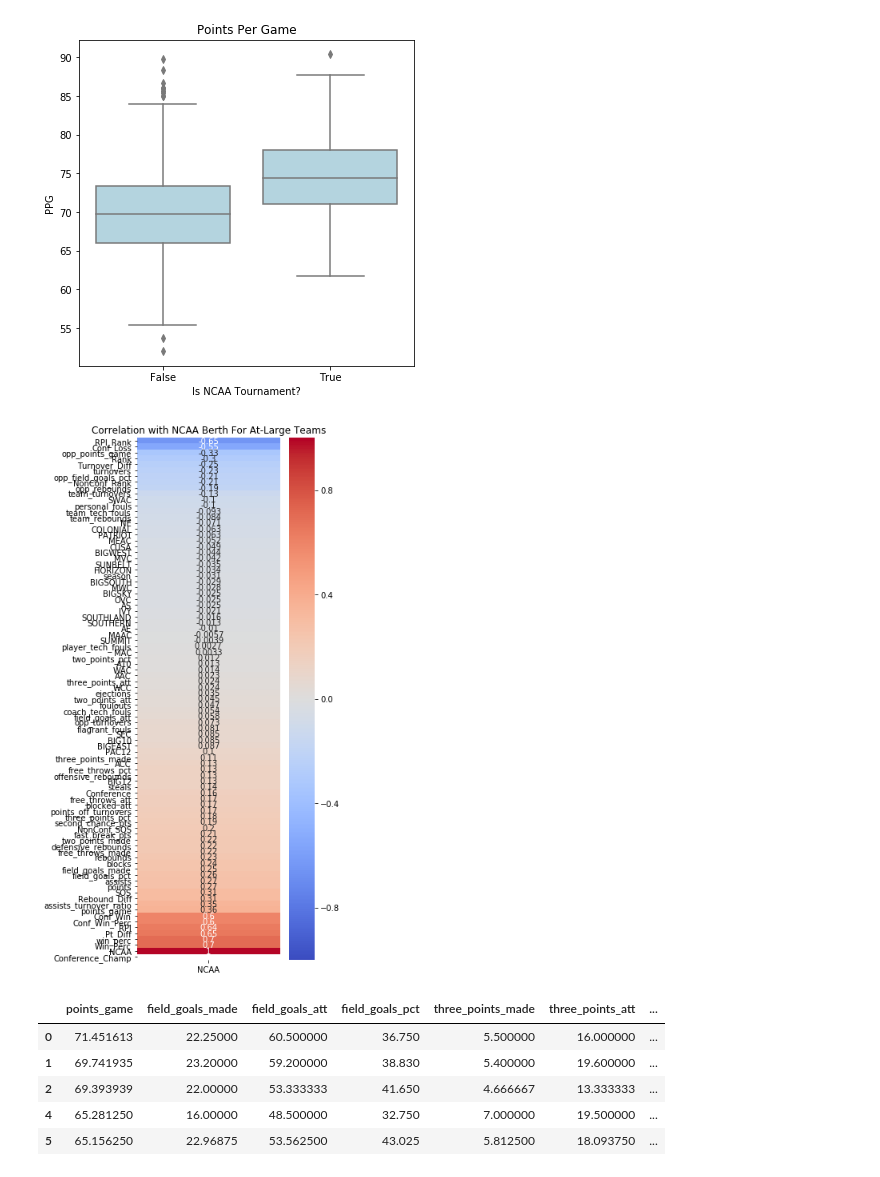
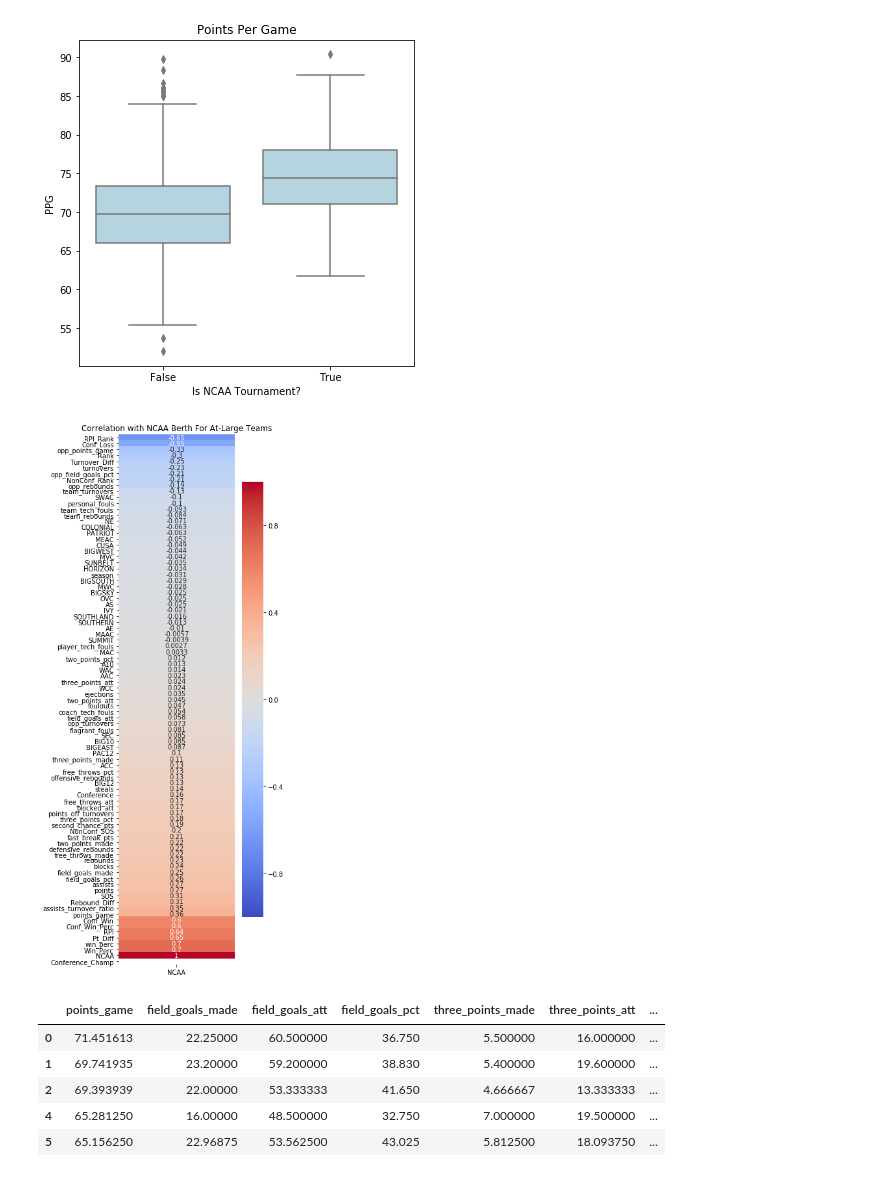
Before and after one commit to KaiserKyle/IST-718-Final-Project, a Jupyter notebook: Data_Analysis_Who's_In.ipynb, the cells around one changed output. Cells and saved outputs as stored; diff of their text form; code cells hidden in the pictures.

```diff
--- a/Data_Analysis_Who's_In.ipynb
+++ b/Data_Analysis_Who's_In.ipynb
@@ -41,23 +41,23 @@ plt.show()
 # %%
 at_large_data = data[data.Conference_Champ == False]
 in_teams = data[data.Conference_Champ == True]
 
-plt.rcParams['figure.figsize'] = [4, 12]
+plt.rcParams['figure.figsize'] = [4, 15]
 corr = at_large_data.corr()
 corr = corr.loc[['NCAA']].transpose().sort_values(by = 'NCAA')
 g = sns.heatmap(corr,
             yticklabels=corr.index.values,
             annot = True,
             center = 0,
             vmin = -1,
             vmax = 1,
             cmap = 'coolwarm')
 
 plt.title("Correlation with NCAA Berth For At-Large Teams")
 
 plt.show()
 # %% [output]
-[figure, old version]
+[figure, new version]
 # %%
 train_data = at_large_data[(at_large_data['season'] == 2013) | (at_large_data['season'] == 2014) | (at_large_data['season'] == 2015)]
 test_data = at_large_data[(at_large_data['season'] == 2016) | (at_large_data['season'] == 2017)]
```
Also changed, not shown: parts of 7 cells of this notebook.
